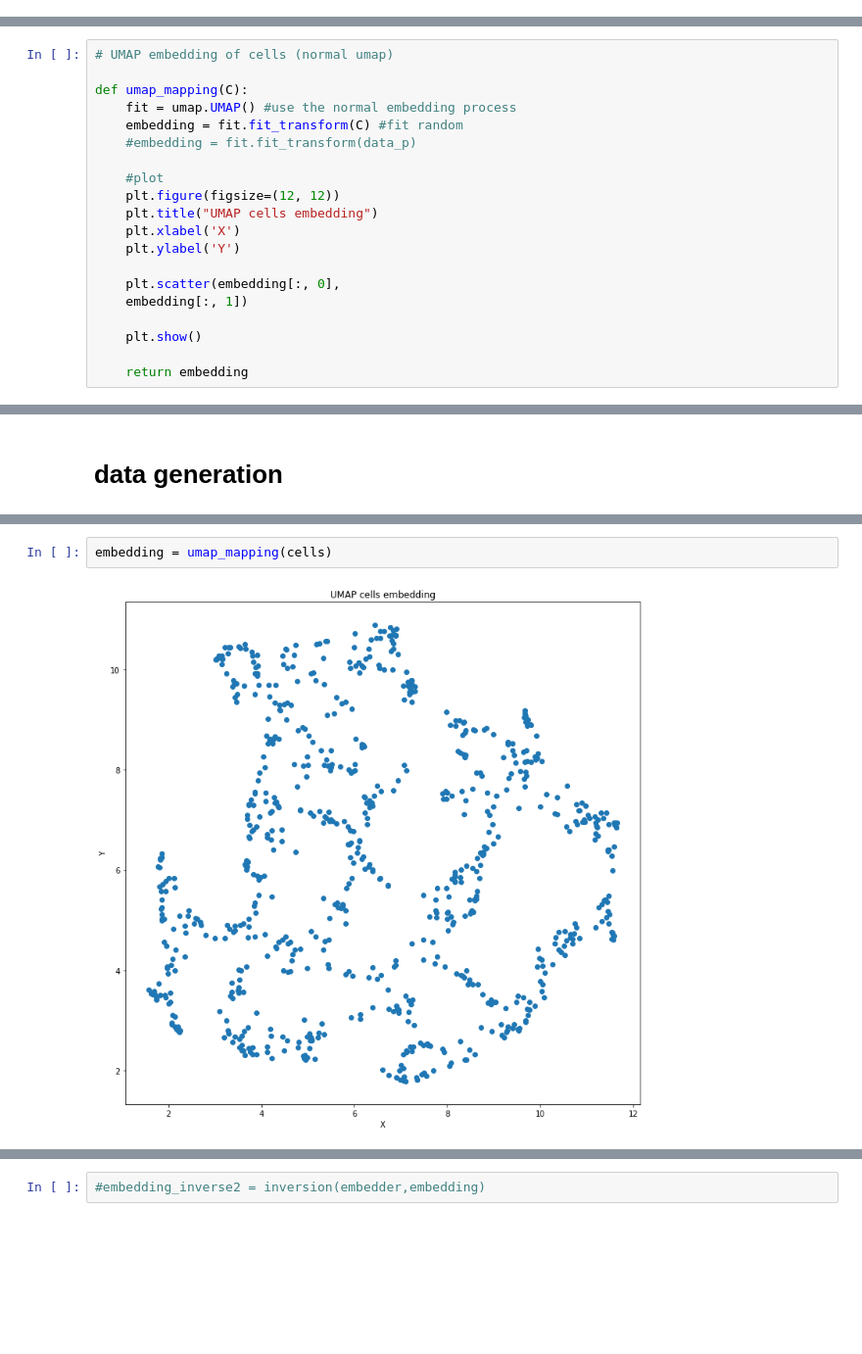
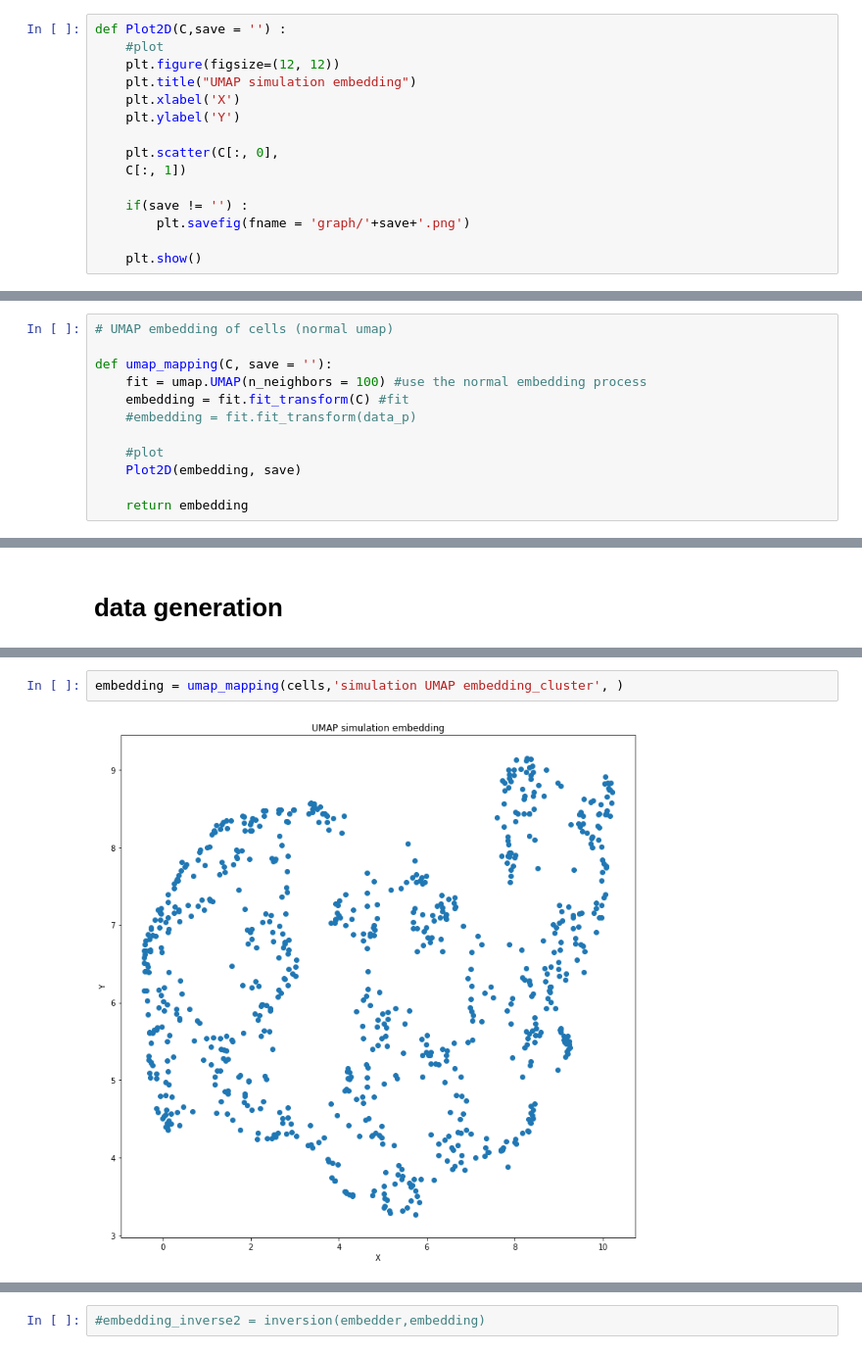
Before and after one commit to jadetherras/bachelor_project, a Jupyter notebook: parametrisation.ipynb, the cells around one changed output, grey strips where cells are left out. Shown at 98% size. Saved outputs shown, nothing was run; the diff lists cells and outputs as text; blank space fills up the shorter version.

```diff
--- a/parametrisation.ipynb
+++ b/parametrisation.ipynb
@@ -46,0 +49,15 @@ test :
+# %%
+def Plot2D(C,save = '') :
+    #plot
+    plt.figure(figsize=(12, 12))
+    plt.title("UMAP simulation embedding")
+    plt.xlabel('X')
+    plt.ylabel('Y')
+
+    plt.scatter(C[:, 0],
+    C[:, 1])
+
+    if(save != '') :
+        plt.savefig(fname = 'graph/'+save+'.png')
+
+    plt.show()
@@ -49,21 +189,13 @@ test :
 # %%
 # UMAP embedding of cells (normal umap)
 
-def umap_mapping(C):
-    fit = umap.UMAP() #use the normal embedding process
-    embedding = fit.fit_transform(C) #fit random
+def umap_mapping(C, save = ''):
+    fit = umap.UMAP(n_neighbors = 100) #use the normal embedding process
+    embedding = fit.fit_transform(C) #fit
     #embedding = fit.fit_transform(data_p)
 
     #plot
-    plt.figure(figsize=(12, 12))
-    plt.title("UMAP cells embedding")
-    plt.xlabel('X')
-    plt.ylabel('Y')
-
-    plt.scatter(embedding[:, 0],
-    embedding[:, 1])
-
-    plt.show()
+    Plot2D(embedding, save)
 
     return embedding
 # %% [markdown]
@@ -307,4 +462,4 @@ plt.show()
 # %%
-embedding = umap_mapping(cells)
+embedding = umap_mapping(cells,'simulation UMAP embedding_cluster', )
 # %% [output]
-[figure, old version]
+[figure, new version]
```
Also changed, not shown: parts of 52 cells of this notebook.
